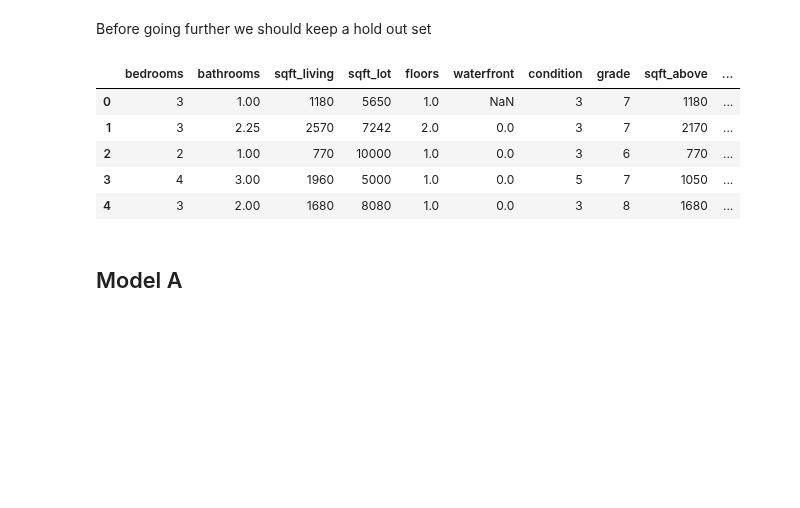
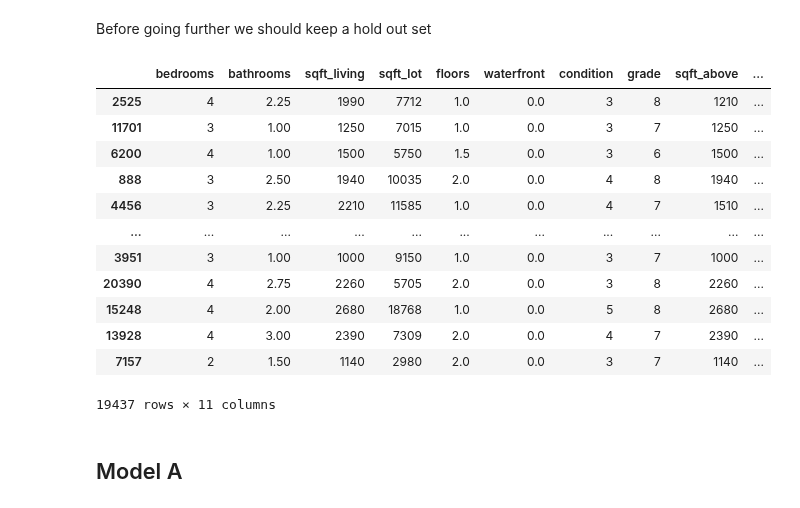
Before and after one commit to jmg0144/Housing-Linear-Regression-Analysis, a Jupyter notebook: home-sales-analysis.ipynb, the cells around one changed output. Cells and saved outputs as stored; diff of their text form; code cells hidden in the pictures; blank space fills up the shorter version.

```diff
--- a/home-sales-analysis.ipynb
+++ b/home-sales-analysis.ipynb
@@ -62,15 +64,13 @@ Index(['id', 'date', 'price', 'bedrooms', 'bathrooms', 'sqft_living',
        'lat', 'long', 'sqft_living15', 'sqft_lot15'],
       dtype='object')
 # %%
-columns_to_keep = ['id',
-                   'price',
+columns_to_keep = ['price',
                    'bedrooms',
                    'bathrooms',
                    'sqft_living',
                    'sqft_lot',
                    'floors',
                    'waterfront',
-                   'view',
                    'condition',
                   'grade',
                   'sqft_above',
@@ -130,0 +169,5 @@ Missing data from 'waterfront' and 'view' columns will need to be addressed.
+# %%
+house_data_filtered['yr_built'] = house_data_filtered['yr_built'].astype('str')
+house_data_filtered['zipcode'] = house_data_filtered['zipcode'].astype('str')
+
+house_data_filtered.info()
@@ -137,15 +225,23 @@ Before going further we should keep a hold out set
 # %%
 target = house_data_filtered['price']
 features = house_data_filtered.iloc[:,1:12]
 
 X_train, X_test, y_train, y_test = train_test_split(features,target,test_size=0.1)
+X_train
 # %% [output]
 |  | bedrooms | bathrooms | sqft_living | sqft_lot | floors | waterfront | condition | grade | sqft_above | ... |
-| 0 | 3 | 1.00 | 1180 | 5650 | 1.0 | NaN | 3 | 7 | 1180 | ... |
-| 1 | 3 | 2.25 | 2570 | 7242 | 2.0 | 0.0 | 3 | 7 | 2170 | ... |
-| 2 | 2 | 1.00 | 770 | 10000 | 1.0 | 0.0 | 3 | 6 | 770 | ... |
-| 3 | 4 | 3.00 | 1960 | 5000 | 1.0 | 0.0 | 5 | 7 | 1050 | ... |
-| 4 | 3 | 2.00 | 1680 | 8080 | 1.0 | 0.0 | 3 | 8 | 1680 | ... |
+| 2525 | 4 | 2.25 | 1990 | 7712 | 1.0 | 0.0 | 3 | 8 | 1210 | ... |
+| 11701 | 3 | 1.00 | 1250 | 7015 | 1.0 | 0.0 | 3 | 7 | 1250 | ... |
+| 6200 | 4 | 1.00 | 1500 | 5750 | 1.5 | 0.0 | 3 | 6 | 1500 | ... |
+| 888 | 3 | 2.50 | 1940 | 10035 | 2.0 | 0.0 | 4 | 8 | 1940 | ... |
+| 4456 | 3 | 2.25 | 2210 | 11585 | 1.0 | 0.0 | 4 | 7 | 1510 | ... |
+| ... | ... | ... | ... | ... | ... | ... | ... | ... | ... | ... |
+| 3951 | 3 | 1.00 | 1000 | 9150 | 1.0 | 0.0 | 3 | 7 | 1000 | ... |
+| 20390 | 4 | 2.75 | 2260 | 5705 | 2.0 | 0.0 | 3 | 8 | 2260 | ... |
+| 15248 | 4 | 2.00 | 2680 | 18768 | 1.0 | 0.0 | 5 | 8 | 2680 | ... |
+| 13928 | 4 | 3.00 | 2390 | 7309 | 2.0 | 0.0 | 4 | 7 | 2390 | ... |
+| 7157 | 2 | 1.50 | 1140 | 2980 | 2.0 | 0.0 | 3 | 7 | 1140 | ... |
+19437 rows × 11 columns
 # %% [markdown]
 ## Model A
 # %% [markdown]
```
Also changed, not shown: parts of 11 cells of this notebook.
